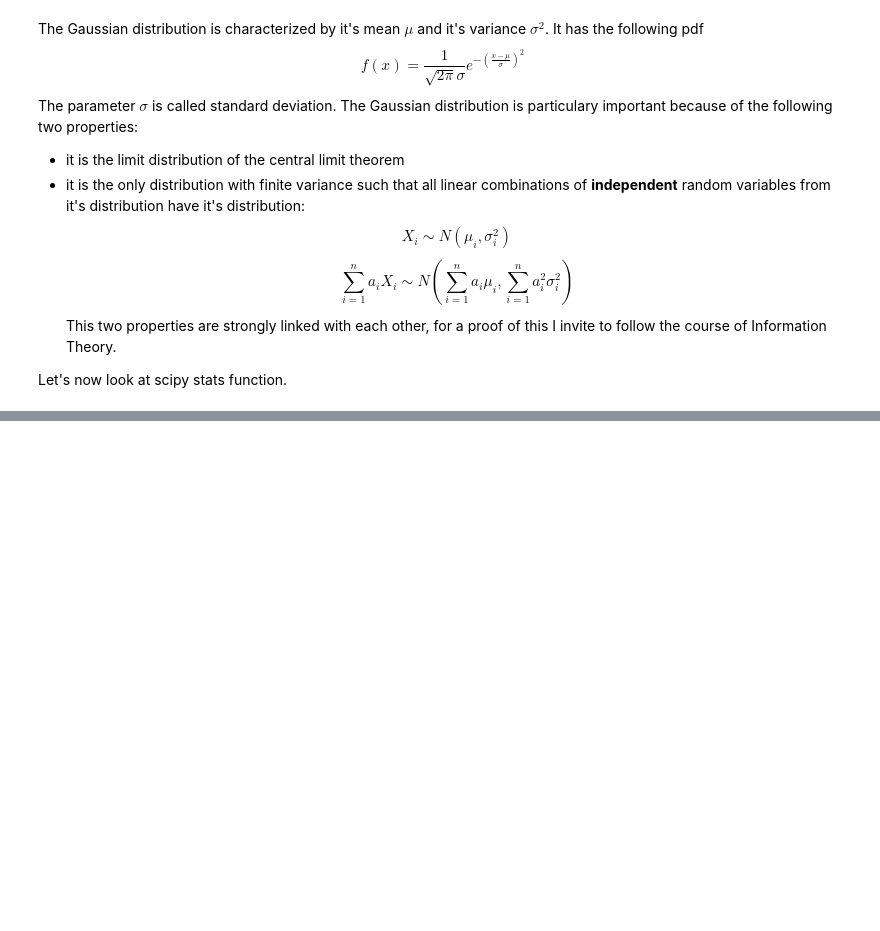
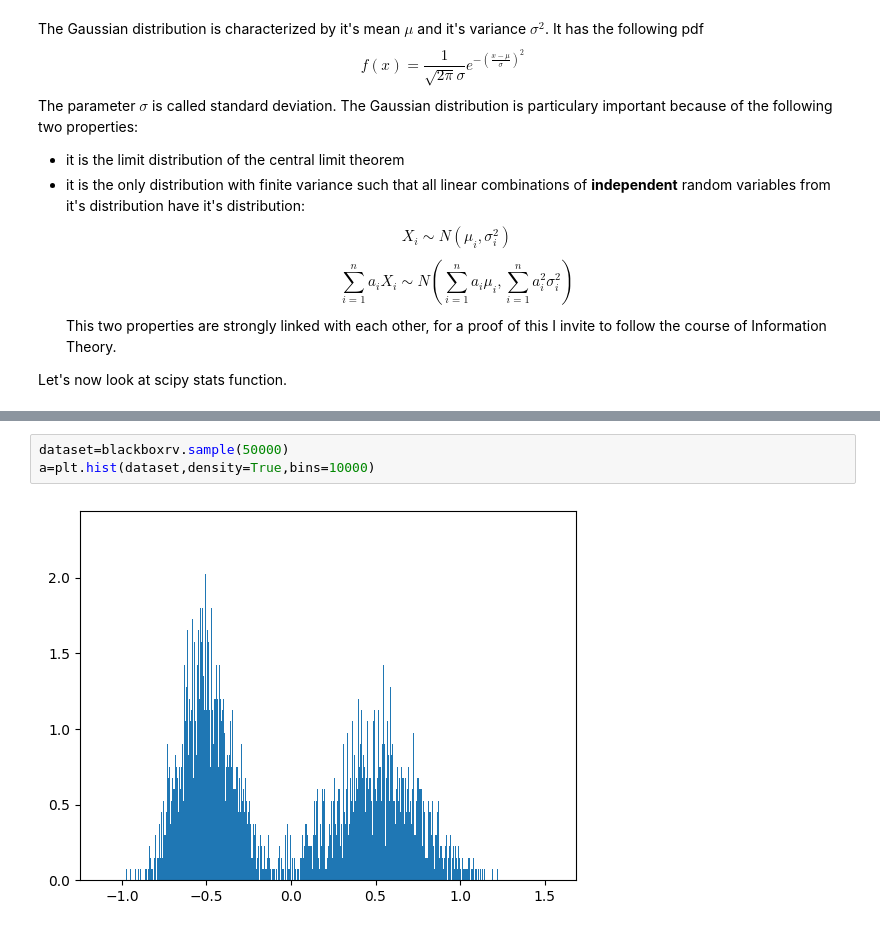
Before and after one commit to guglielmopadula/StochasticModelling2022-2023, a Jupyter notebook: FirstSession.ipynb, the cells around one changed output, grey strips where cells are left out. Drawn from its saved outputs; the diff is of its cells as text; blank space fills up the shorter version.

```diff
--- a/FirstSession.ipynb
+++ b/FirstSession.ipynb
@@ -136,0 +183,5 @@ Before we say goodbye, one last question.
+# %%
+dataset=blackboxrv.sample(50000)
+a=plt.hist(dataset,density=True,bins=10000)
+# %% [output]
+[figure, added]
```
Also changed, not shown: parts of 12 cells of this notebook, 2 other files.
